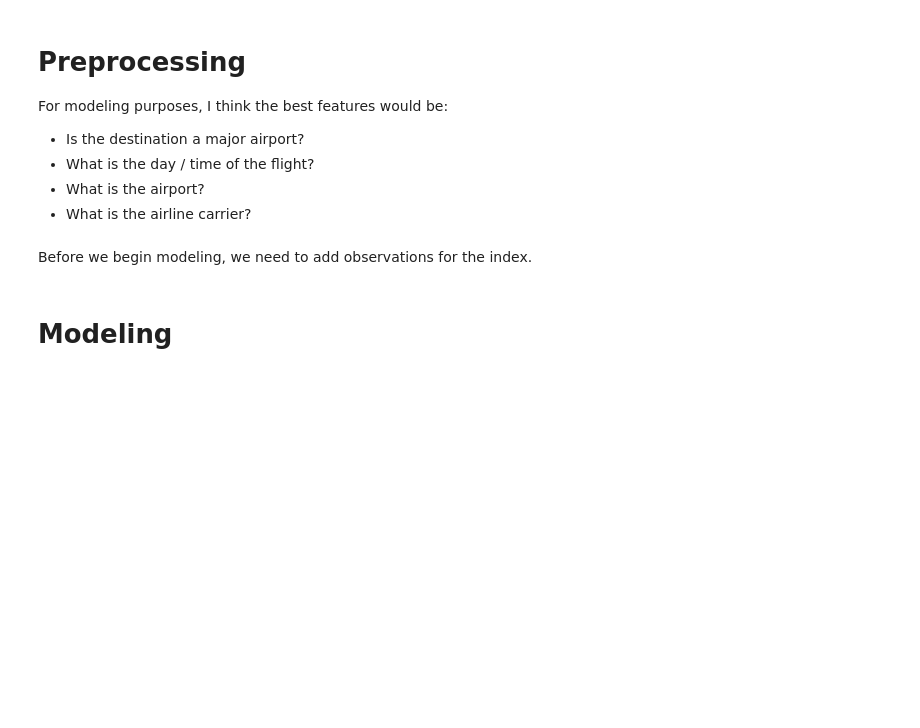
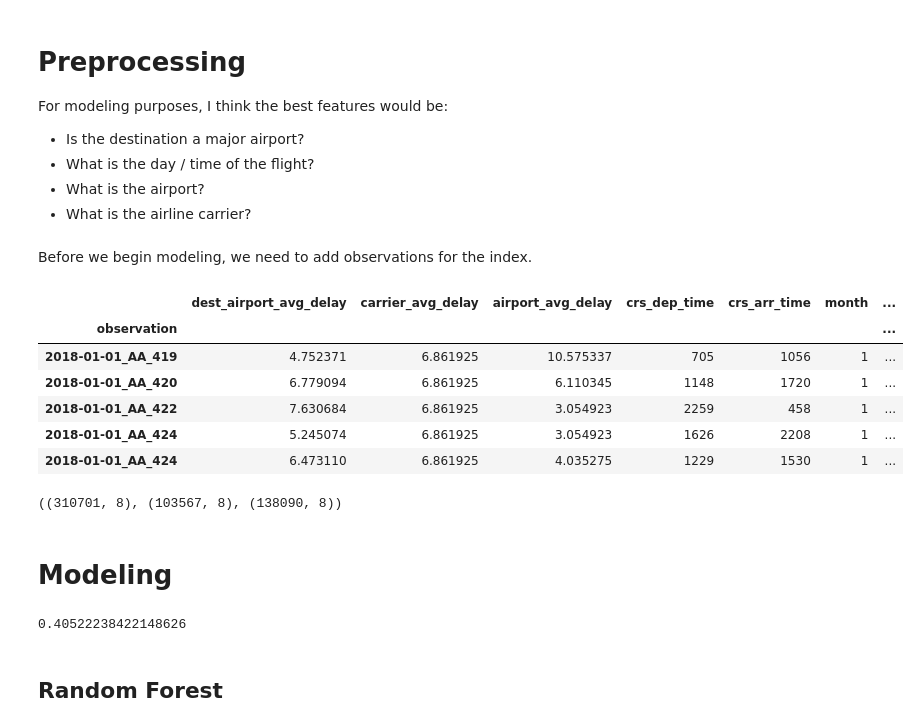
Before and after one commit to guedanie/flight_delay_predictor, a Jupyter notebook: flight_delay_predictor.ipynb, the cells around one changed output. Drawn from its saved outputs; the diff is of its cells as text; code cells hidden in the pictures; blank space fills up the shorter version.

```diff
--- a/flight_delay_predictor.ipynb
+++ b/flight_delay_predictor.ipynb
@@ -604,31 +613,32 @@ df.is_top_delay = df.is_top_delay.fillna(False)
 # %%
-# We will look to see if the airport is on of the top five airports that experience delays
-top_carriers= df.groupby("op_carrier").arr_delay.mean().nlargest(5).index
+# # We will look to see if the airport is on of the top five airports that experience delays
+# top_carriers= df.groupby("op_carrier").arr_delay.mean().nlargest(5).index
 
-for i in top_carriers:
-    df.loc[df['op_carrier'] == i, 'is_delay_carrier'] = True
+# for i in top_carriers:
+#     df.loc[df['op_carrier'] == i, 'is_delay_carrier'] = 1
 
-df.is_delay_carrier = df.is_delay_carrier.fillna(False)
+# df.is_delay_carrier = df.is_delay_carrier.fillna(0)
-# %%
-## Need to do a one hot encoder on the days of the week
-
-top_days = ["Monday", "Friday", "Thursday"]
-
-for i in top_days:
-    df.loc[df['day_name'] == i, 'is_busy_day'] = True
-
-df.is_busy_day = df.is_busy_day.fillna(False)
 # %%
 # Lets add our target variable
 
-df['is_delay'] = df['arr_delay'].apply(lambda x: 'True' if x > 0 else 'False')
+df['is_delay'] = df['arr_delay'].apply(lambda x: True if x > 0 else False)
 # %%
 df["observation"] = df.fl_date.astype(str) + "_" + df.op_carrier + "_" + df.op_carrier_fl_num.astype(str)
 # %%
-features_for_modeling = ["is_top_dest", "is_top_delay", "is_delay_carrier", "crs_dep_time", "is_busy_day", "is_delay", "observation"]
+features_for_modeling = ["dest_airport_avg_delay", "carrier_avg_delay", "airport_avg_delay", "crs_dep_time", "crs_arr_time", "month", "day_of_week", "is_delay", "observation"]
 
 df_modeling = df[features_for_modeling]
 # %% [markdown]
 Before we begin modeling, we need to add observations for the index.
 # %%
 df_modeling = df_modeling.set_index("observation")
+# %%
+df_modeling.head()
+# %% [output]
+|  | dest_airport_avg_delay | carrier_avg_delay | airport_avg_delay | crs_dep_time | crs_arr_time | month | ... |
+| observation |  |  |  |  |  |  | ... |
+| 2018-01-01_AA_419 | 4.752371 | 6.861925 | 10.575337 | 705 | 1056 | 1 | ... |
+| 2018-01-01_AA_420 | 6.779094 | 6.861925 | 6.110345 | 1148 | 1720 | 1 | ... |
+| 2018-01-01_AA_422 | 7.630684 | 6.861925 | 3.054923 | 2259 | 458 | 1 | ... |
+| 2018-01-01_AA_424 | 5.245074 | 6.861925 | 3.054923 | 1626 | 2208 | 1 | ... |
+| 2018-01-01_AA_424 | 6.473110 | 6.861925 | 4.035275 | 1229 | 1530 | 1 | ... |
@@ -634,0 +648,4 @@ df_modeling = df_modeling.set_index("observation")
+# %%
+train.shape, validate.shape, test.shape
+# %% [output]
+((310701, 8), (103567, 8), (138090, 8))
@@ -642,0 +681,6 @@ df.head()
+# %%
+train.is_delay.mean()
+# %% [output]
+0.40522238422148626
+# %% [markdown]
+## Random Forest
```
Also changed, not shown: parts of 32 cells of this notebook.
